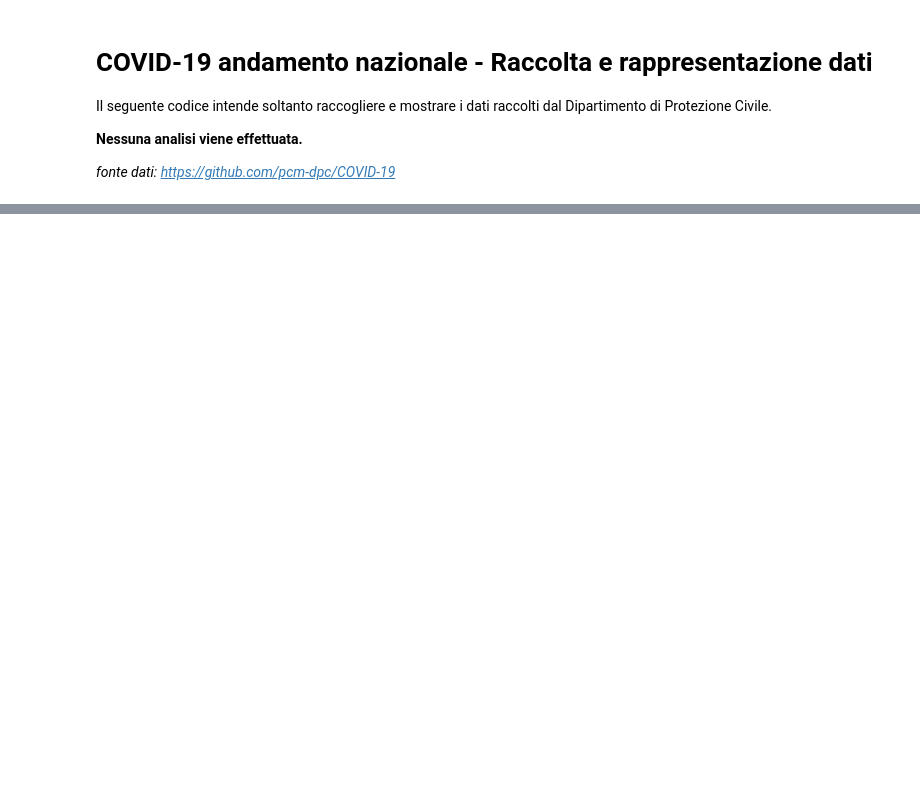
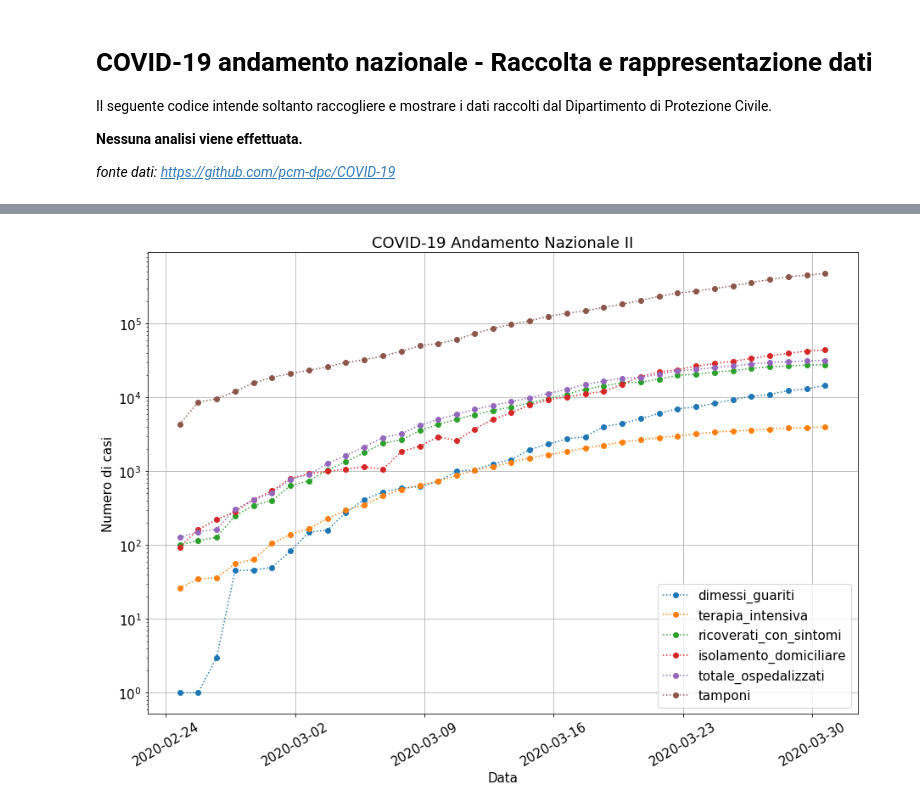
Before and after one commit to baggianato/Covid19, a Jupyter notebook: AN-COVID19.ipynb, the cells around one changed output, grey strips where cells are left out. Saved outputs shown, nothing was run; the diff lists cells and outputs as text; code cells hidden in the pictures; blank space fills up the shorter version.

```diff
--- a/AN-COVID19.ipynb
+++ b/AN-COVID19.ipynb
@@ -51,0 +42,25 @@ To register the converters:
+# %%
+osp = [
+    'dimessi_guariti',
+    'terapia_intensiva',
+    'ricoverati_con_sintomi',
+    'isolamento_domiciliare',
+    'totale_ospedalizzati',
+    'tamponi'
+]
+# %%
+plt.figure(figsize=(15,10))
+plt.rc('font', size=15)
+for tipoosp in osp:
+    plt.plot(dati['data'], dati[tipoosp], label=tipoosp, marker='o', linestyle=':')
+    plt.legend()
+    plt.gca().xaxis.set_major_locator(locator)
+    plt.gca().xaxis.set_major_formatter(formatter)
+    plt.yscale('log')
+    plt.grid(True)
+    plt.xticks(rotation=30)
+    plt.title('COVID-19 Andamento Nazionale II')
+    plt.xlabel('Data')
+    plt.ylabel('Numero di casi')
+# %% [output]
+[figure, added]
```
Also changed, not shown: parts of 2 cells of this notebook, 2 other files.
